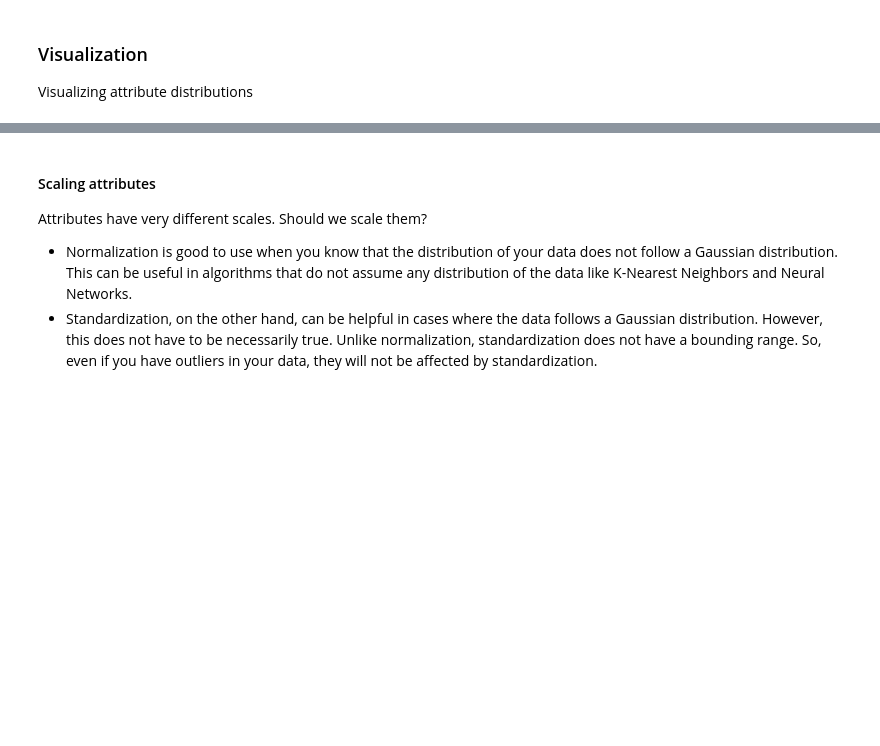
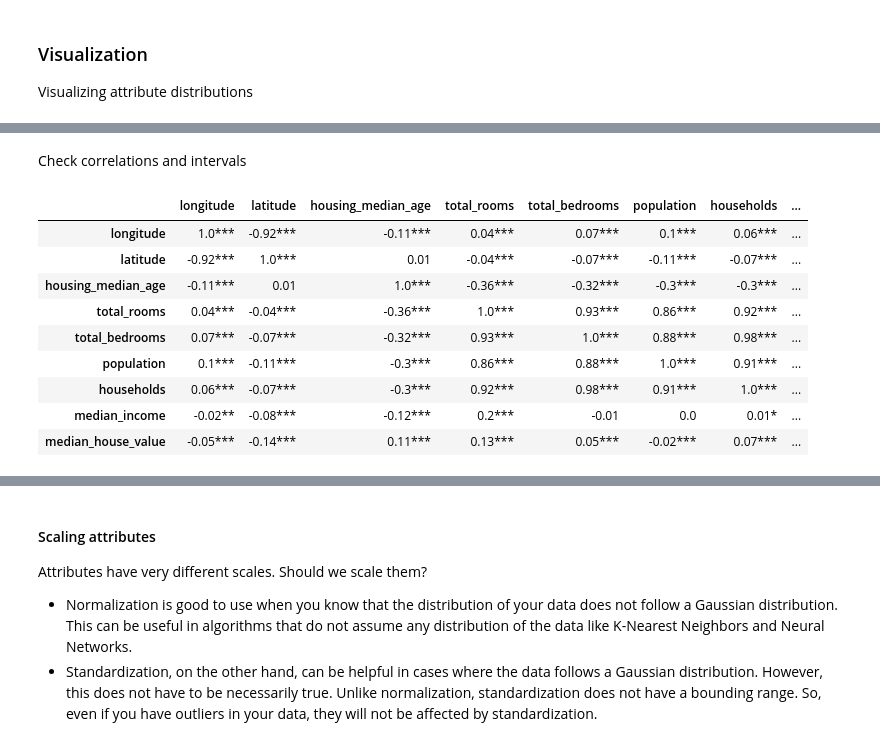
Before and after one commit to w4bo/teaching-handsondatapipelines, a Jupyter notebook: materials/01-DataPreprocessing.ipynb, the cells around one changed output, grey strips where cells are left out. Saved outputs shown, nothing was run; the diff lists cells and outputs as text; code cells hidden in the pictures; blank space fills up the shorter version.

```diff
--- a/materials/01-DataPreprocessing.ipynb
+++ b/materials/01-DataPreprocessing.ipynb
@@ -206,0 +405,19 @@ Open questions:
+# %% [markdown]
+Check correlations and intervals
+# %%
+from scipy.stats import pearsonr
+rho = df.corr(method ='pearson')
+pval = df.corr(method=lambda x, y: pearsonr(x, y)[1]) - np.eye(*rho.shape)
+p = pval.applymap(lambda x: ''.join(['*' for t in [0.01, 0.05, 0.1] if x <= t]))
+rho.round(2).astype(str) + p
+# %% [output]
+|  | longitude | latitude | housing_median_age | total_rooms | total_bedrooms | population | households | ... |
+| longitude | 1.0*** | -0.92*** | -0.11*** | 0.04*** | 0.07*** | 0.1*** | 0.06*** | ... |
+| latitude | -0.92*** | 1.0*** | 0.01 | -0.04*** | -0.07*** | -0.11*** | -0.07*** | ... |
+| housing_median_age | -0.11*** | 0.01 | 1.0*** | -0.36*** | -0.32*** | -0.3*** | -0.3*** | ... |
+| total_rooms | 0.04*** | -0.04*** | -0.36*** | 1.0*** | 0.93*** | 0.86*** | 0.92*** | ... |
+| total_bedrooms | 0.07*** | -0.07*** | -0.32*** | 0.93*** | 1.0*** | 0.88*** | 0.98*** | ... |
+| population | 0.1*** | -0.11*** | -0.3*** | 0.86*** | 0.88*** | 1.0*** | 0.91*** | ... |
+| households | 0.06*** | -0.07*** | -0.3*** | 0.92*** | 0.98*** | 0.91*** | 1.0*** | ... |
+| median_income | -0.02** | -0.08*** | -0.12*** | 0.2*** | -0.01 | 0.0 | 0.01* | ... |
+| median_house_value | -0.05*** | -0.14*** | 0.11*** | 0.13*** | 0.05*** | -0.02*** | 0.07*** | ... |
```
Also changed, not shown: parts of 32 cells of this notebook.
